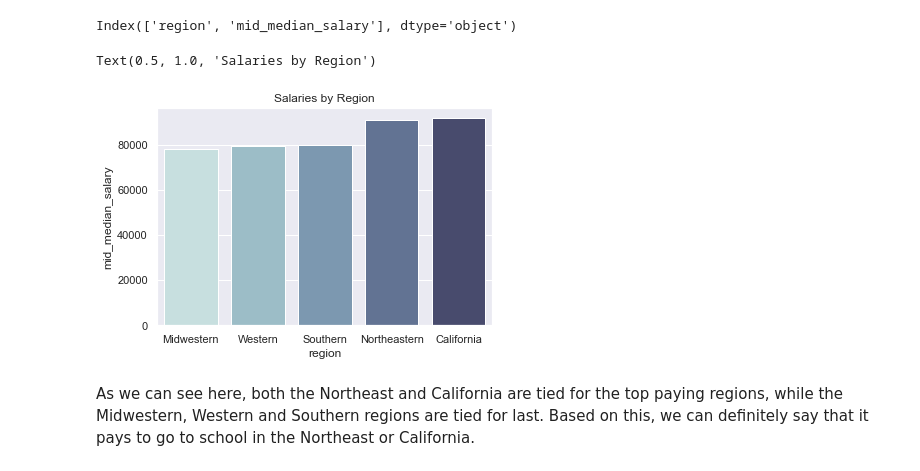
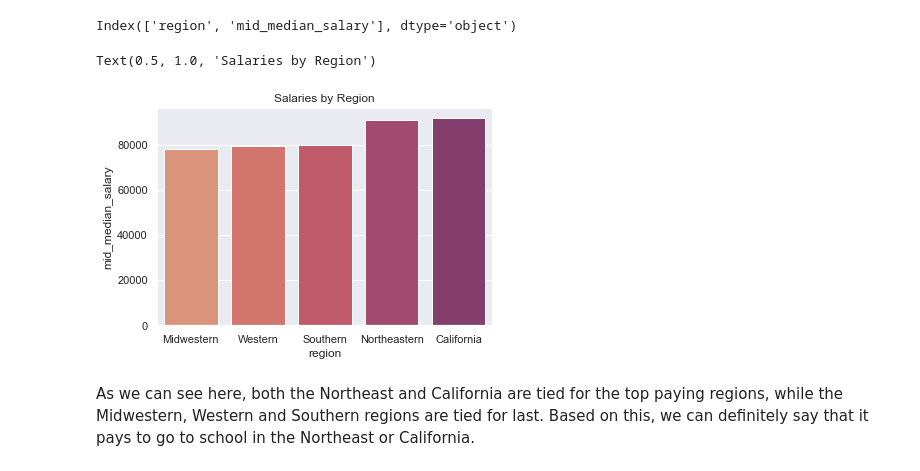
Before and after one commit to jackr276/Final-Project-CMP-262, a Jupyter notebook: Final Project.ipynb, the cells around one changed output. Cells and saved outputs as stored; diff of their text form; code cells hidden in the pictures.

```diff
--- a/Final Project.ipynb
+++ b/Final Project.ipynb
@@ -537,10 +537,10 @@ salaries_by_region_grouped.columns
 Index(['region', 'mid_median_salary'], dtype='object')
 # %%
 sns.color_palette("ch:start=.2,rot=-.3", as_cmap=True)
-sns.barplot(data = salaries_by_region_grouped.sort_values(by = 'mid_median_salary'), x='region', y='mid_median_salary', palette=sns.color_palette("ch:start=.2,rot=-.3")).set_title("Salaries by Region")
+sns.barplot(data = salaries_by_region_grouped.sort_values(by = 'mid_median_salary'), x='region', y='mid_median_salary', palette=sns.color_palette("flare")).set_title("Salaries by Region")
 # %% [output]
 Text(0.5, 1.0, 'Salaries by Region')
-[figure, old version]
+[figure, new version]
 # %% [markdown]
 As we can see here, both the Northeast and California are tied for the top paying regions, while the Midwestern, Western and Southern regions are tied for last. Based on this, we can definitely say that it pays to go to school in the Northeast or California.
 # %% [markdown]
```
